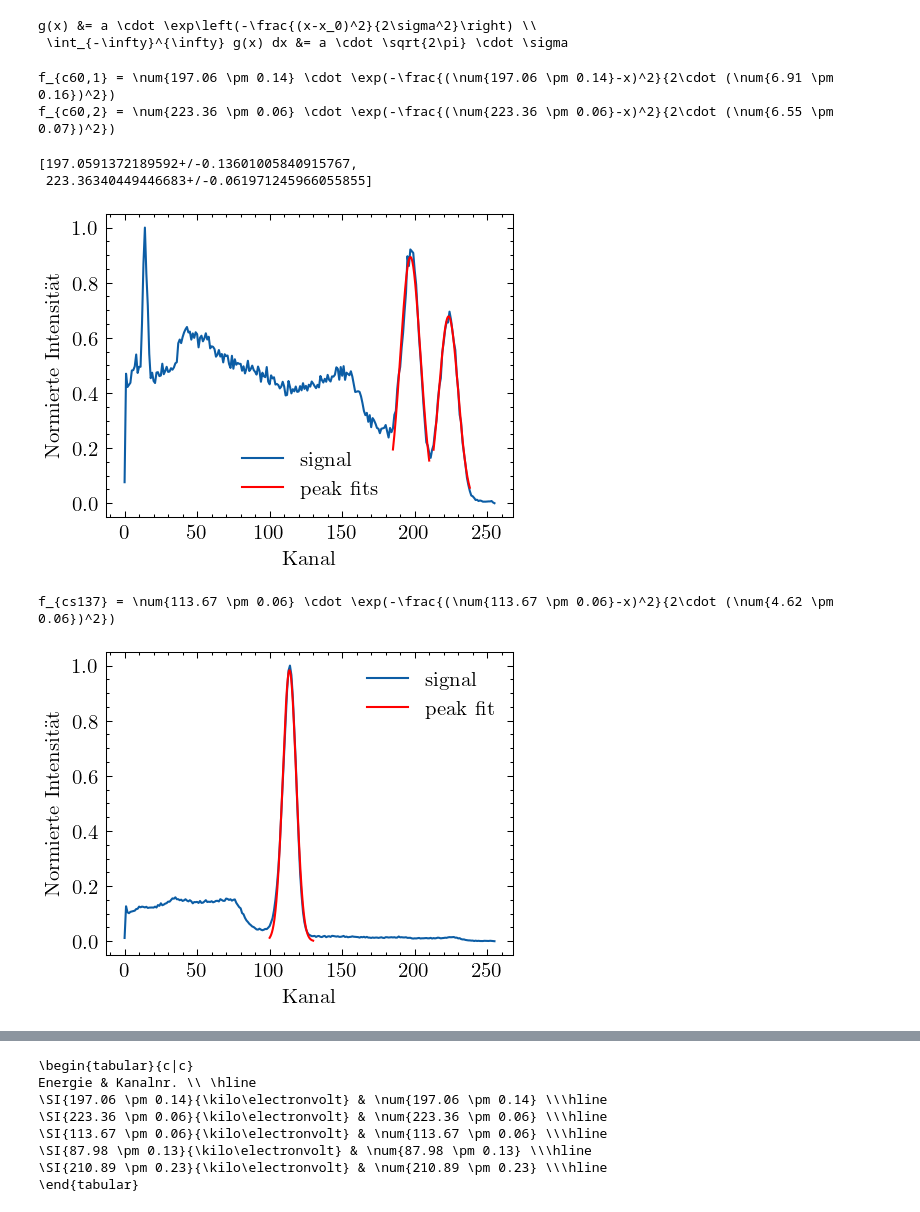
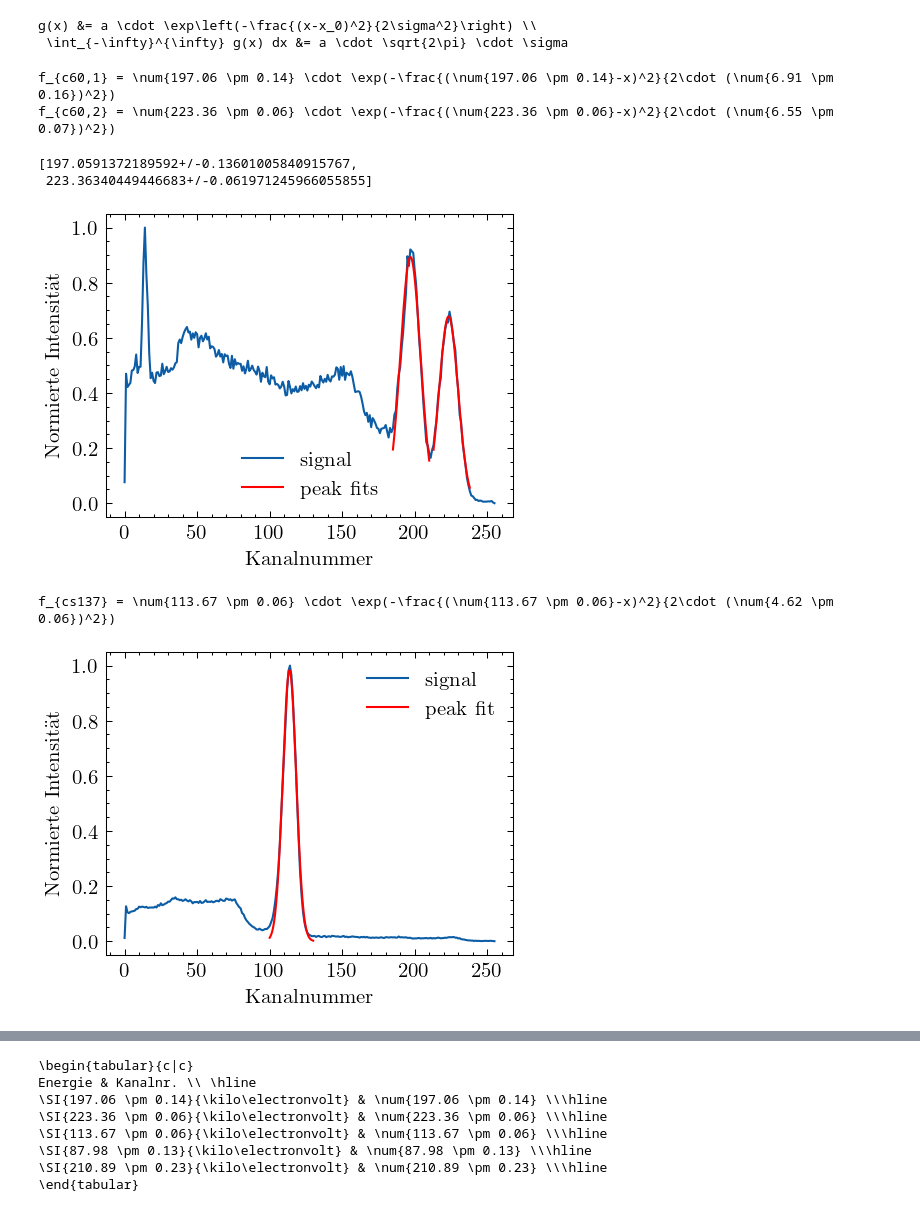
Before and after one commit to emhl/FP1, a Jupyter notebook: Compton.ipynb, the cells around one changed output, grey strips where cells are left out. Drawn from its saved outputs; the diff is of its cells as text; code cells hidden in the pictures.

```diff
--- a/Compton.ipynb
+++ b/Compton.ipynb
@@ -145,35 +145,35 @@ plt.plot(x,y,label='signal')
 xl = np.linspace(185,210,500)
 # plt.plot(x[185:210],y[185:210])
 c,cov = curve_fit(gauss, x[185:210], y[185:210], p0=[200,0.5,5])
 print(rf"f_{{c60,1}} = \num{{{un.ufloat(c[0],np.sqrt(cov[0][0])):L}}} \cdot \exp(-\frac{{(\num{{{un.ufloat(c[0],np.sqrt(cov[0][0])):L}}}-x)^2}}{{2\cdot (\num{{{un.ufloat(c[2],np.sqrt(cov[2][2])):L}}})^2}})")
 plt.plot(xl, gauss(xl, *c), label='peak fits',c='r')
 
 c60_peak1 = un.ufloat(c[0],np.sqrt(cov[0][0]))
 
 # plt.plot(x[213:238],y[213:238])
 
 xl = np.linspace(213,238,500)
 c,cov = curve_fit(gauss, x[213:238], y[213:238], p0=[230,0.5,5])
 print(rf"f_{{c60,2}} = \num{{{un.ufloat(c[0],np.sqrt(cov[0][0])):L}}} \cdot \exp(-\frac{{(\num{{{un.ufloat(c[0],np.sqrt(cov[0][0])):L}}}-x)^2}}{{2\cdot (\num{{{un.ufloat(c[2],np.sqrt(cov[2][2])):L}}})^2}})")
 
 plt.plot(xl, gauss(xl, *c),c='r')
 
 c60_peak2 = un.ufloat(c[0],np.sqrt(cov[0][0]))
 
 c60_peaks = [c60_peak1,c60_peak2]
 
 # plt.title('Co60')
-plt.xlabel('Kanal')
+plt.xlabel('Kanalnummer')
 plt.ylabel('Normierte Intensität')
 plt.legend()
 plt.savefig('Compton/output/1-Co60_peaks.pdf')
 c60_peaks
 # %% [output]
 f_{c60,1} = \num{197.06 \pm 0.14} \cdot \exp(-\frac{(\num{197.06 \pm 0.14}-x)^2}{2\cdot (\num{6.91 \pm 0.16})^2})
 f_{c60,2} = \num{223.36 \pm 0.06} \cdot \exp(-\frac{(\num{223.36 \pm 0.06}-x)^2}{2\cdot (\num{6.55 \pm 0.07})^2})
 [197.0591372189592+/-0.13601005840915767,
  223.36340449446683+/-0.061971245966055855]
-[figure, old version]
+[figure, new version]
 # %%
 x,y= cs137_kalib['channel'], simple_norm(cs137_kalib['counts'])
 plt.figure()
@@ -186,7 +186,7 @@ plt.plot(xl, gauss(xl, *c), label='peak fit',c='r')
 cs137_peaks = [un.ufloat(c[0],np.sqrt(cov[0][0]))]
 
 # plt.title('Cs137')
-plt.xlabel('Kanal')
+plt.xlabel('Kanalnummer')
 plt.ylabel('Normierte Intensität')
 
 plt.legend()
@@ -194,7 +194,7 @@ plt.legend()
 plt.savefig('Compton/output/1-Cs137_peaks.pdf')
 # %% [output]
 f_{cs137} = \num{113.67 \pm 0.06} \cdot \exp(-\frac{(\num{113.67 \pm 0.06}-x)^2}{2\cdot (\num{4.62 \pm 0.06})^2})
-[figure, old version]
+[figure, new version]
 # %%
 x,y= na22_kalib['channel'],simple_norm(na22_kalib['counts'])
 plt.figure()
```
Also changed, not shown: parts of 13 cells of this notebook.
